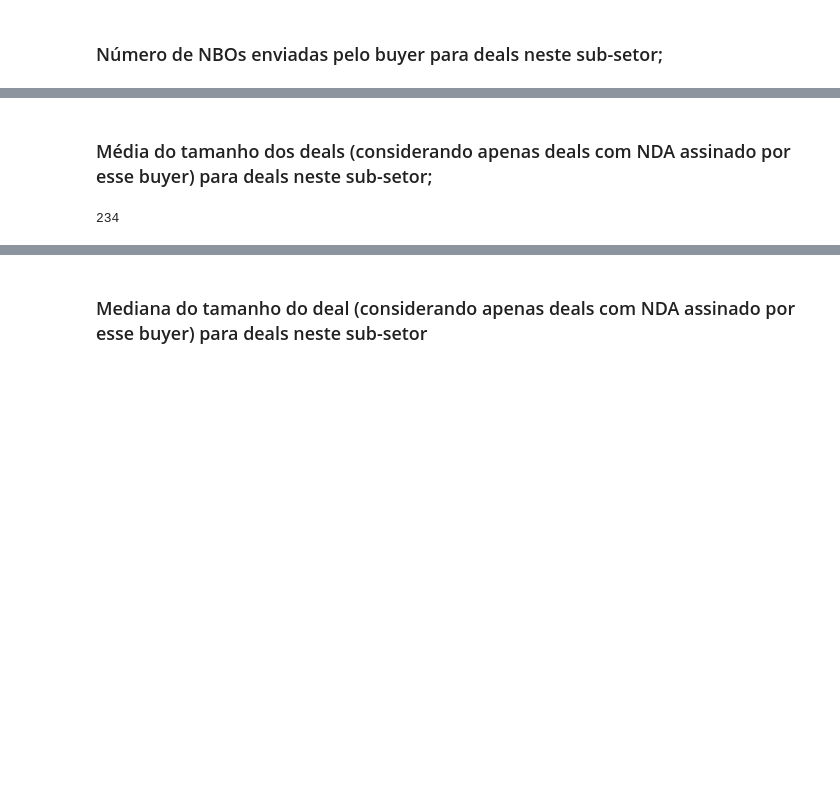
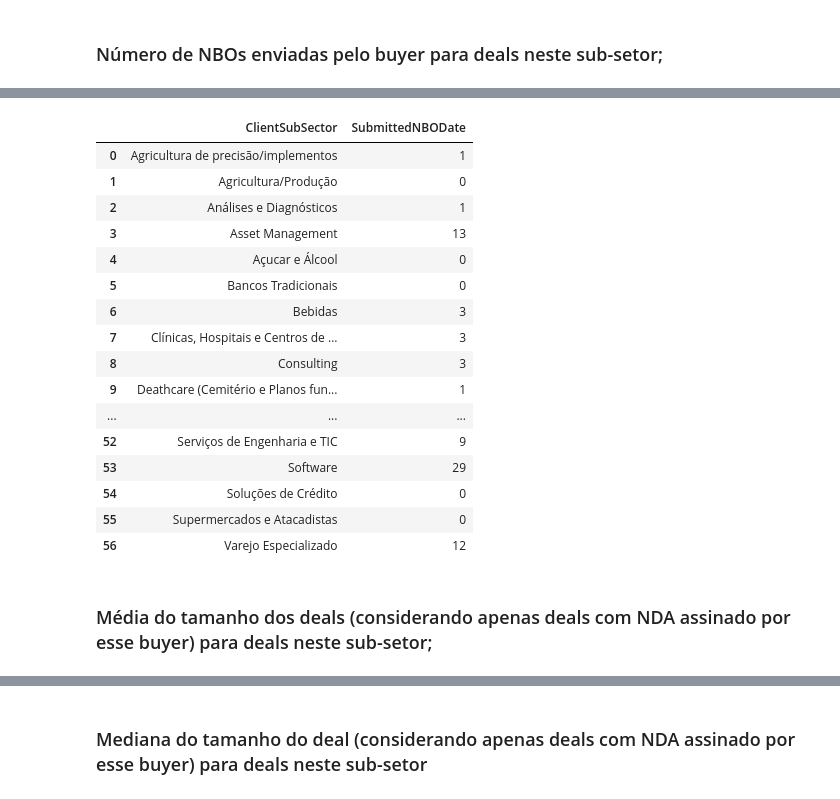
Before and after one commit to vitoriaRodri23/ETLDesafio, a Jupyter notebook: etl.ipynb, the cells around one changed output, grey strips where cells are left out. Drawn from its saved outputs; the diff is of its cells as text; code cells hidden in the pictures; blank space fills up the shorter version.

```diff
--- a/etl.ipynb
+++ b/etl.ipynb
@@ -125,11 +119,25 @@ number_buyersNBO
+# %%
+df_client= pd.DataFrame(data)
+
+df_client = df_client.groupby(['ClientSubSector'])['SubmittedNBODate'].count().reset_index()
+df_client
+# %% [output]
+|  | ClientSubSector | SubmittedNBODate |
+| 0 | Agricultura de precisão/implementos | 1 |
+| 1 | Agricultura/Produção | 0 |
+| 2 | Análises e Diagnósticos | 1 |
+| 3 | Asset Management | 13 |
+| 4 | Açucar e Álcool | 0 |
+| 5 | Bancos Tradicionais | 0 |
+| 6 | Bebidas | 3 |
+| 7 | Clínicas, Hospitais e Centros de ... | 3 |
+| 8 | Consulting | 3 |
+| 9 | Deathcare (Cemitério e Planos fun... | 1 |
+| ... | ... | ... |
+| 52 | Serviços de Engenharia e TIC | 9 |
+| 53 | Software | 29 |
+| 54 | Soluções de Crédito | 0 |
+| 55 | Supermercados e Atacadistas | 0 |
+| 56 | Varejo Especializado | 12 |
 # %% [markdown]
 ### Média do tamanho dos deals (considerando apenas deals com NDA assinado por esse buyer) para deals neste sub-setor;
-# %%
-number_deals_nba= pd.crosstab(buyer_subsector['SignedNDADate'], buyer_subsector['Deal Close Date'])
-
-deals_nba_filtered = buyer_subsector[buyer_subsector['SignedNDADate'].notnull()]
-deal_size = buyer_subsector['EstimatedDealSize'].mean().astype(int)
-
-deal_size
-# %% [output]
-234
```
Also changed, not shown: parts of 24 cells of this notebook.
